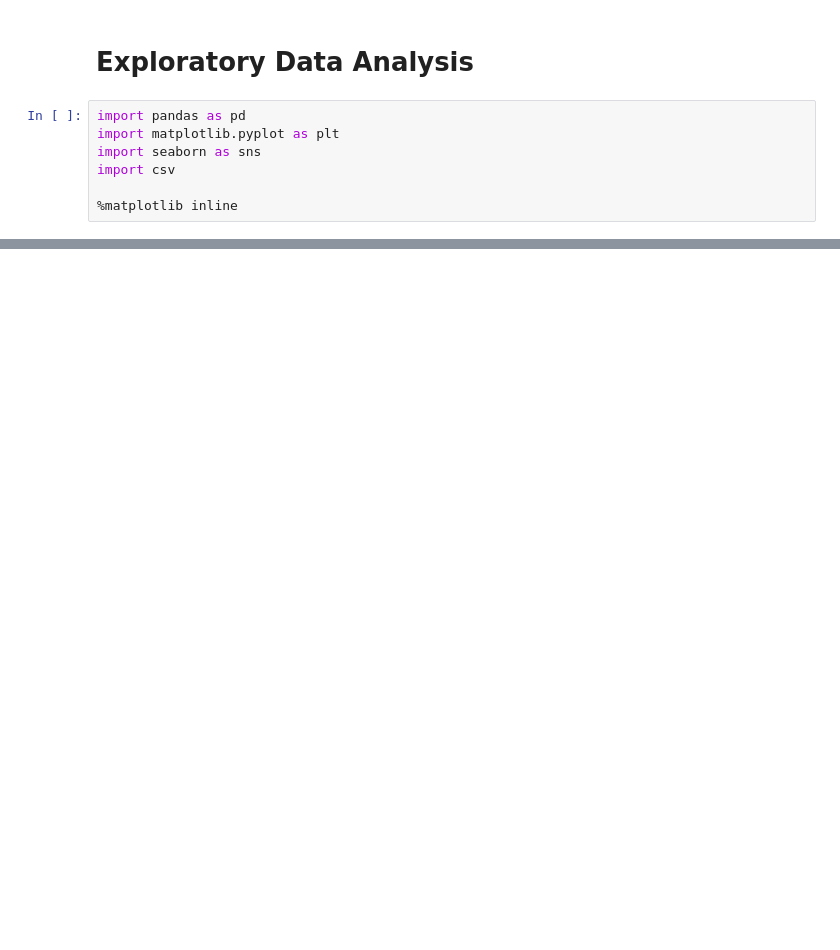
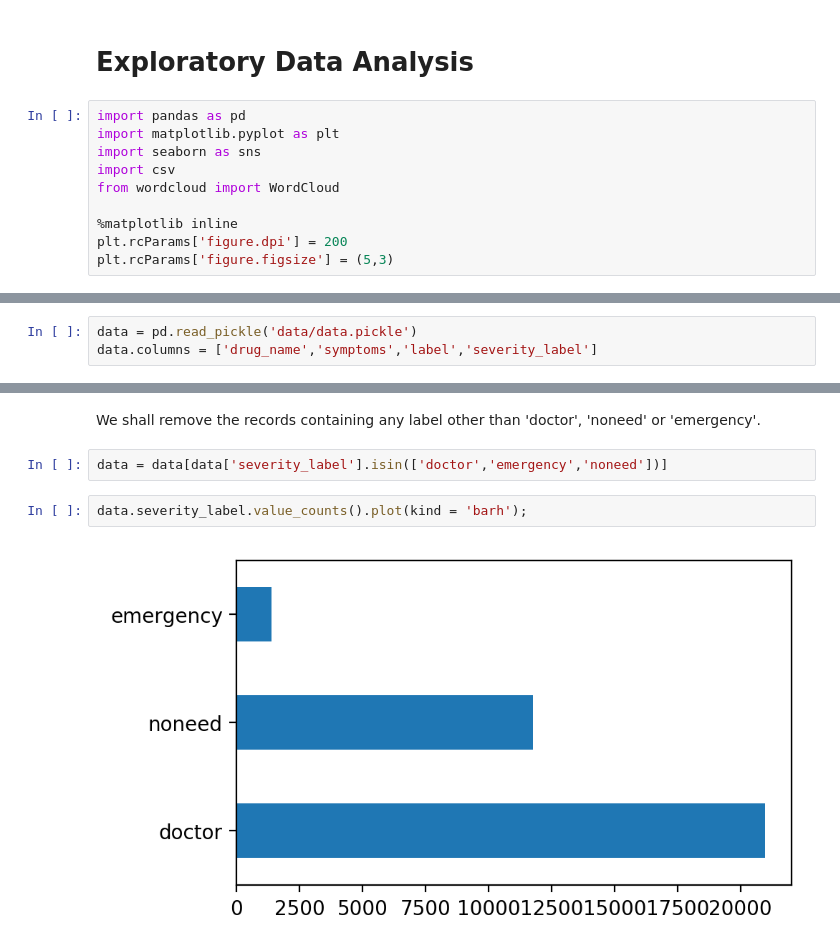
Before and after one commit to janakajain/medbot, a Jupyter notebook: analysis/exploratory-data-analysis.ipynb, the cells around one changed output, grey strips where cells are left out. Drawn from its saved outputs; the diff is of its cells as text; blank space fills up the shorter version.

```diff
--- a/analysis/exploratory-data-analysis.ipynb
+++ b/analysis/exploratory-data-analysis.ipynb
@@ -5,5 +5,8 @@ import pandas as pd
 import matplotlib.pyplot as plt
 import seaborn as sns
 import csv
+from wordcloud import WordCloud
 
 %matplotlib inline
+plt.rcParams['figure.dpi'] = 200
+plt.rcParams['figure.figsize'] = (5,3)
@@ -20,0 +13,3 @@ Error: iterator should return strings, not bytes (did you open the file in text
+# %%
+data = pd.read_pickle('data/data.pickle')
+data.columns = ['drug_name','symptoms','label','severity_label']
@@ -20,0 +35,8 @@ Error: iterator should return strings, not bytes (did you open the file in text
+# %% [markdown]
+We shall remove the records containing any label other than 'doctor', 'noneed' or 'emergency'.
+# %%
+data = data[data['severity_label'].isin(['doctor','emergency','noneed'])]
+# %%
+data.severity_label.value_counts().plot(kind = 'barh');
+# %% [output]
+[figure, added]
```
Also changed, not shown: parts of 8 cells of this notebook, 5 other files.
